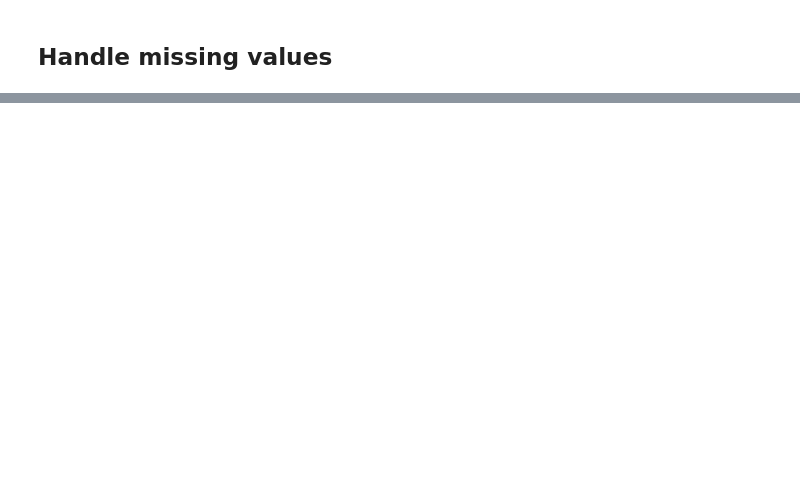
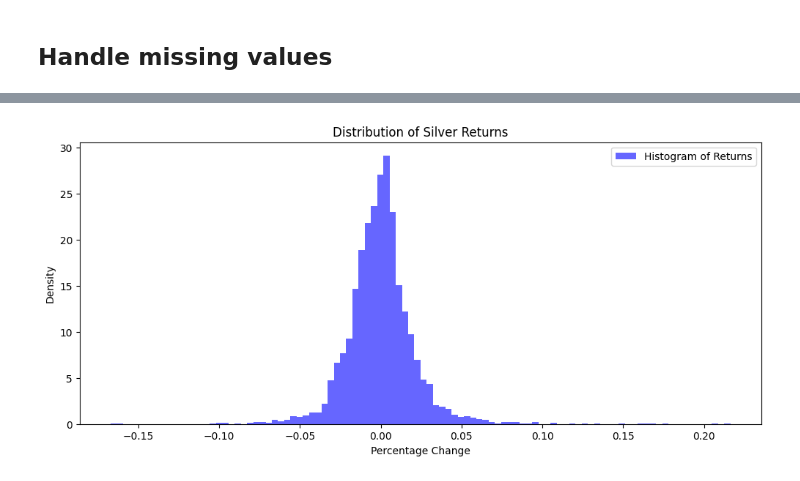
Before and after one commit to Sleeperalex/projetEVT, a Jupyter notebook: projetEVT.ipynb, the cells around one changed output, grey strips where cells are left out. Cells and saved outputs as stored; diff of their text form; code cells hidden in the pictures; blank space fills up the shorter version.

```diff
--- a/projetEVT.ipynb
+++ b/projetEVT.ipynb
@@ -50,2 +58,12 @@ plt.show()
+# %%
+plt.figure(figsize=(12,5))
+plt.hist(df['rate_change'], bins=100, density=True, alpha=0.6, color='b', label='Histogram of Returns')
+plt.title('Distribution of Silver Returns')
+plt.xlabel('Percentage Change')
+plt.ylabel('Density')
+plt.legend()
+plt.show()
+# %% [output]
+[figure, added]
 # %%
 # Block Maxima Method for hikes (positive changes)
```
Also changed, not shown: parts of 11 cells of this notebook.
